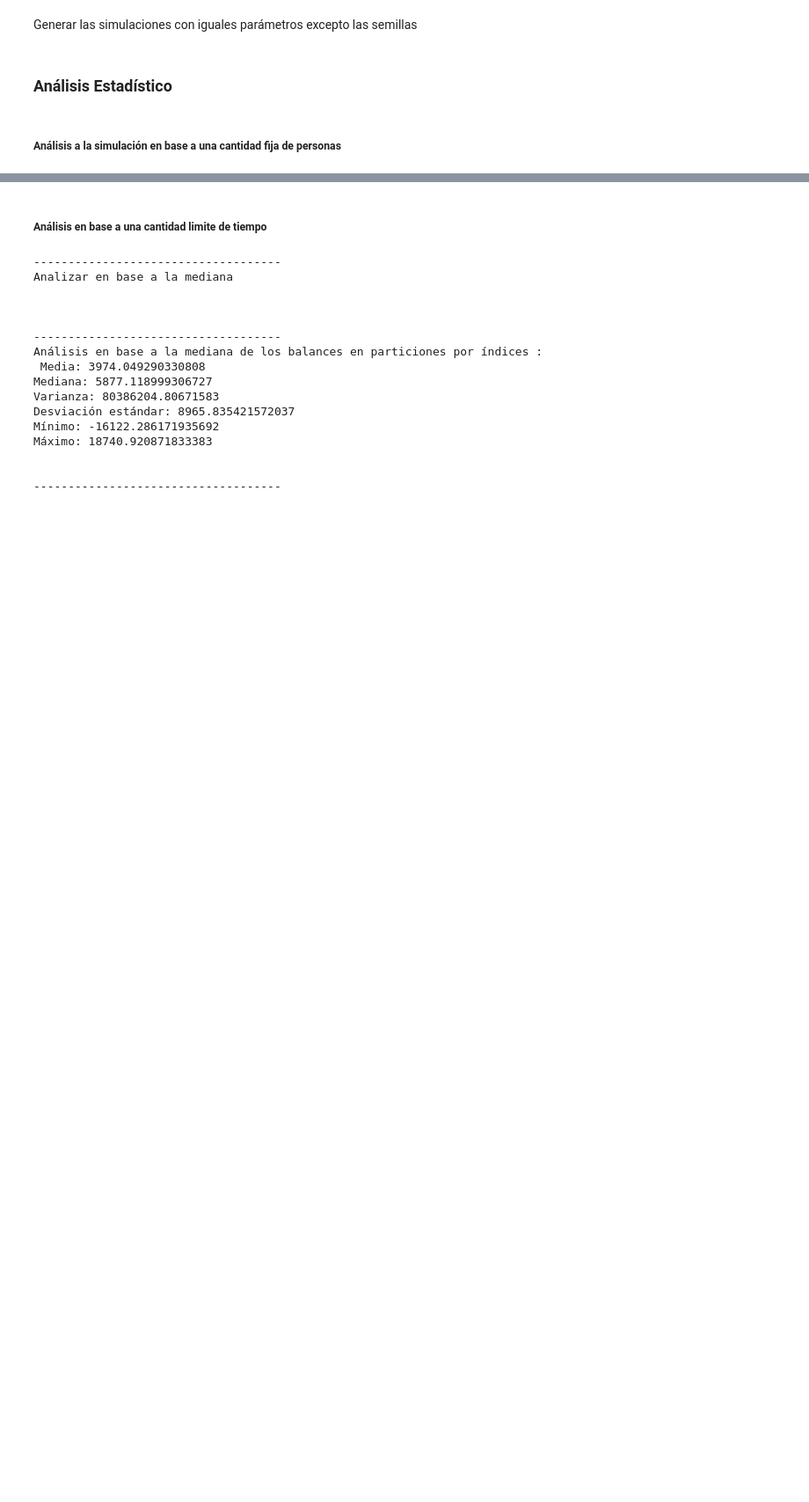
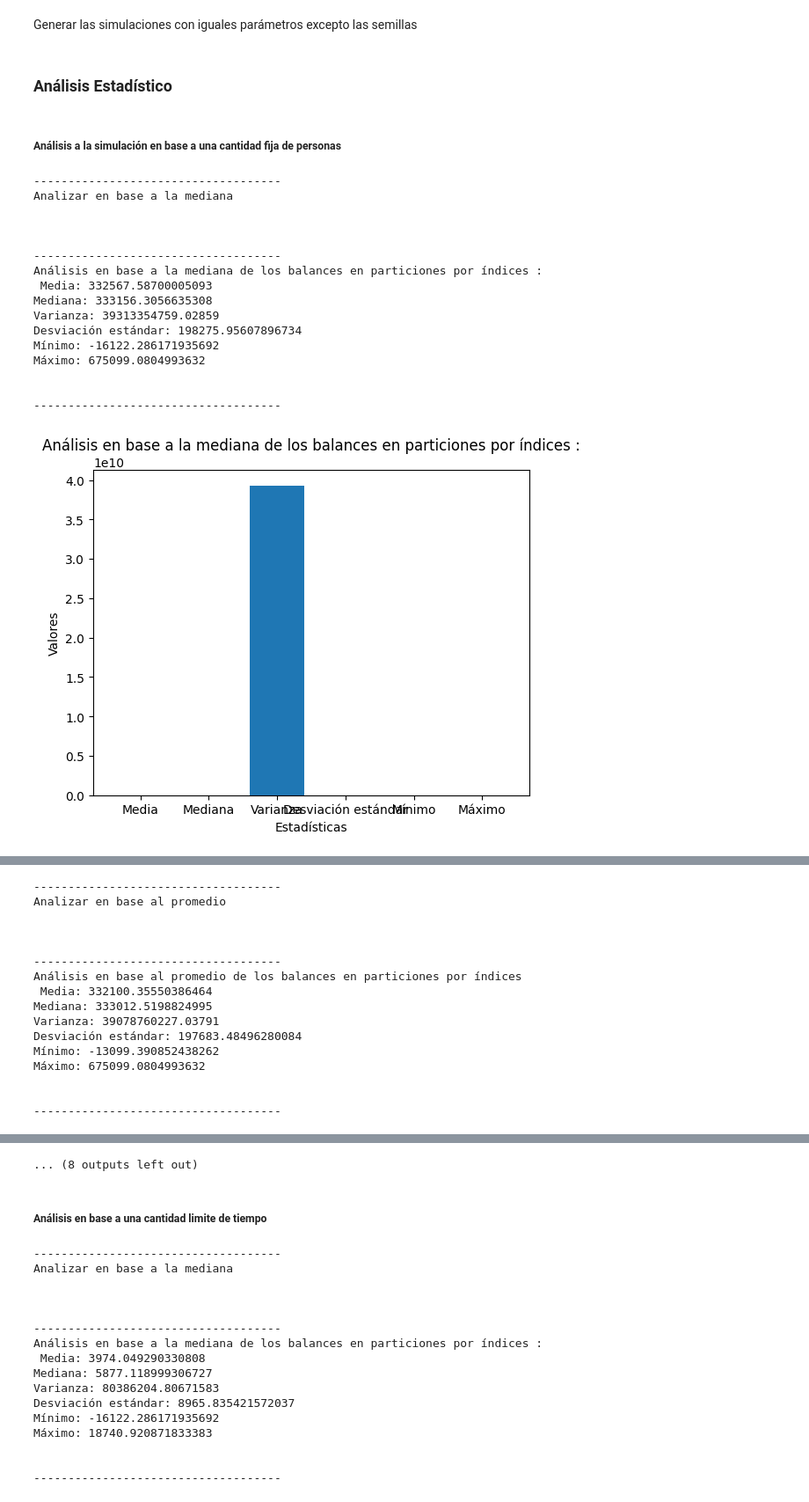
Before and after one commit to FVSB/Sim, a Jupyter notebook: Inventory_Proyect/Code/inventory.ipynb, the cells around one changed output, grey strips where cells are left out. Shown at 88% size. Saved outputs shown, nothing was run; the diff lists cells and outputs as text; code cells hidden in the pictures; blank space fills up the shorter version.

Commit message:
Refactorize, create balance , graphics.py,

```diff
--- a/Inventory_Proyect/Code/inventory.ipynb
+++ b/Inventory_Proyect/Code/inventory.ipynb
@@ -81,4 +81,22 @@ lis_by_time, lis_by_person=experiment_results(60)
 # %% [markdown]
 ##### Análisis a la simulación en base a una cantidad fija de personas
 # %%
-a=[k.money_balance for k  in lis_by_person]
+analysis(lis_by_person)
+# %% [output]
+------------------------------------
+Analizar en base a la mediana
+
+
+
+------------------------------------
+Análisis en base a la mediana de los balances en particiones por índices :
+ Media: 332567.58700005093
+Mediana: 333156.3056635308
+Varianza: 39313354759.02859
+Desviación estándar: 198275.95607896734
+Mínimo: -16122.286171935692
+Máximo: 675099.0804993632
+
+
+------------------------------------
+[figure, added]
@@ -84,0 +105,16 @@ a=[k.money_balance for k  in lis_by_person]
+------------------------------------
+Analizar en base al promedio
+
+
+
+------------------------------------
+Análisis en base al promedio de los balances en particiones por índices
+ Media: 332100.35550386464
+Mediana: 333012.5198824995
+Varianza: 39078760227.03791
+Desviación estándar: 197683.48496280084
+Mínimo: -13099.390852438262
+Máximo: 675099.0804993632
+
+
+------------------------------------
@@ -85,3 +152,4 @@ a=[k.money_balance for k  in lis_by_person]
+... (8 outputs left out)
 # %% [markdown]
 ##### Análisis en base a una cantidad limite de tiempo
 # %%
```
Also changed, not shown: parts of 3 cells of this notebook, 4 other files.
